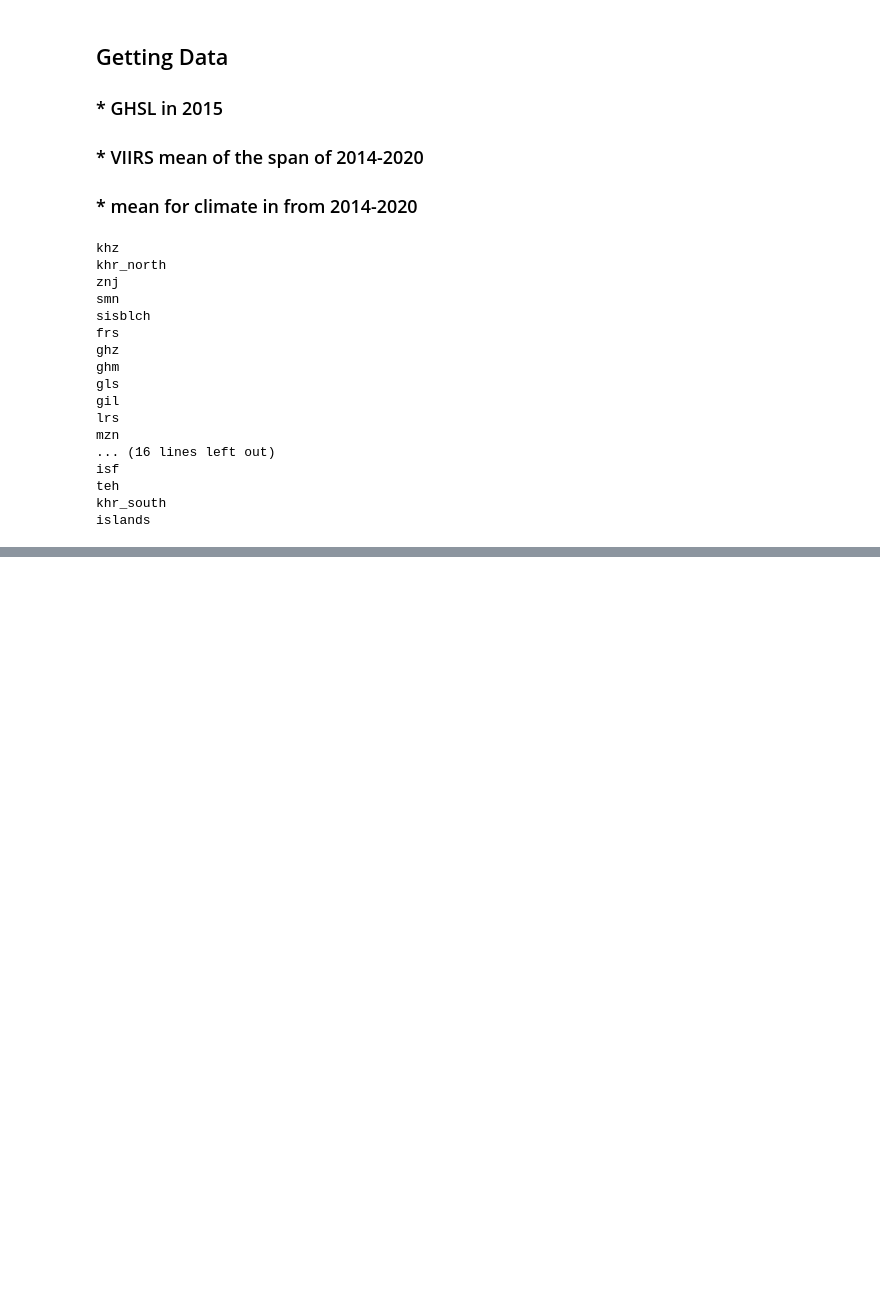
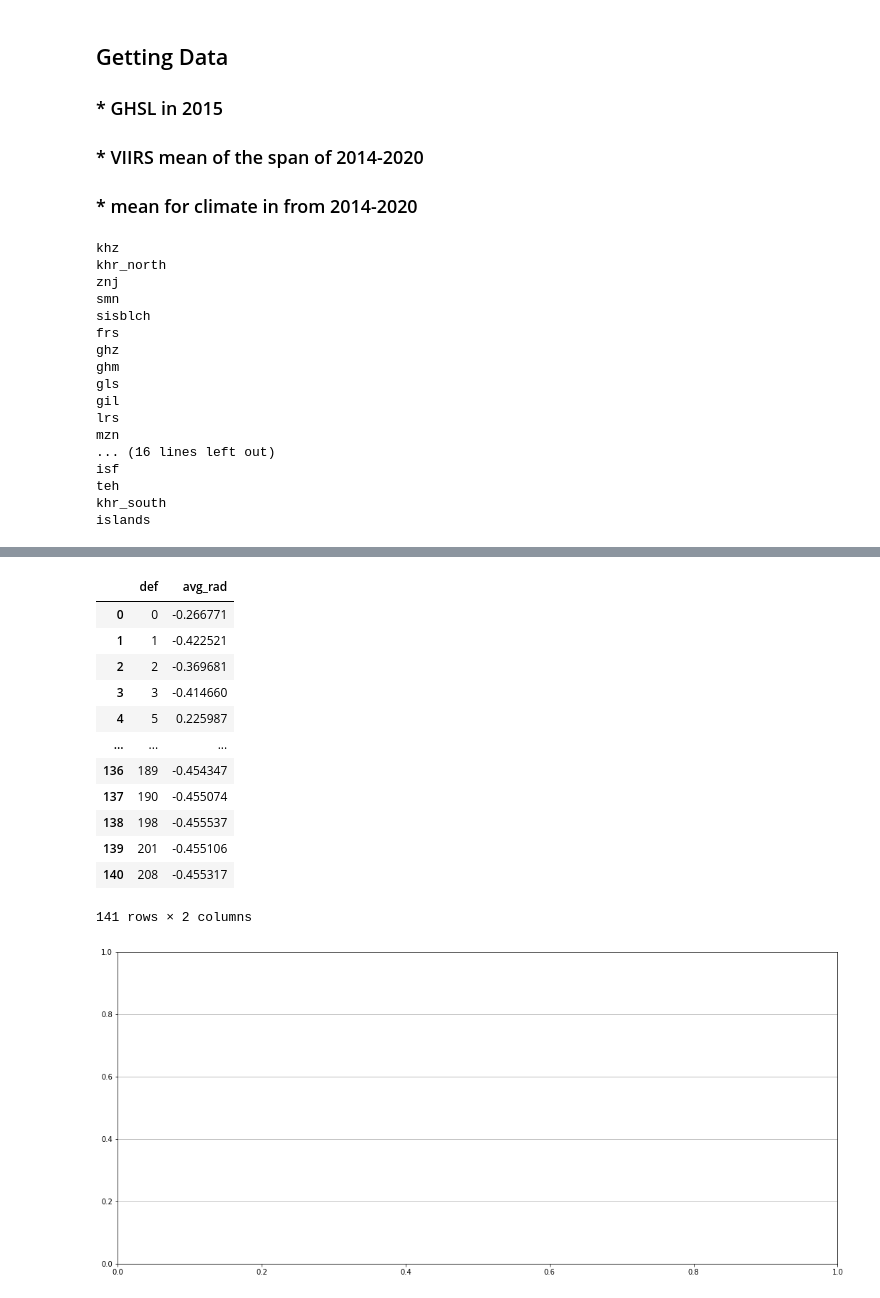
Before and after one commit to AmirHKiani98/nighttime-light-data, a Jupyter notebook: nighttime-light.ipynb, the cells around one changed output, grey strips where cells are left out. Cells and saved outputs as stored; diff of their text form; code cells hidden in the pictures; blank space fills up the shorter version.

```diff
--- a/nighttime-light.ipynb
+++ b/nighttime-light.ipynb
@@ -575,0 +608,25 @@ islands
+# %%
+plt.figure(figsize=(18, 8))
+plt.grid(axis="y", zorder=0)
+meanRORadian = tehranCVG[["avg_rad", "def"]
+                         ].groupby("def").mean().reset_index()
+# ro = meanRORadian.ro
+# avg_rad = meanRORadian.avg_rad
+# plt.plot(ro, avg_rad, zorder=3, linewidth=5)
+# plt.show()
+meanRORadian
+# %% [output]
+|  | def | avg_rad |
+| 0 | 0 | -0.266771 |
+| 1 | 1 | -0.422521 |
+| 2 | 2 | -0.369681 |
+| 3 | 3 | -0.414660 |
+| 4 | 5 | 0.225987 |
+| ... | ... | ... |
+| 136 | 189 | -0.454347 |
+| 137 | 190 | -0.455074 |
+| 138 | 198 | -0.455537 |
+| 139 | 201 | -0.455106 |
+| 140 | 208 | -0.455317 |
+141 rows × 2 columns
+[figure, added]
```
Also changed, not shown: parts of 19 cells of this notebook, 2 other files.
